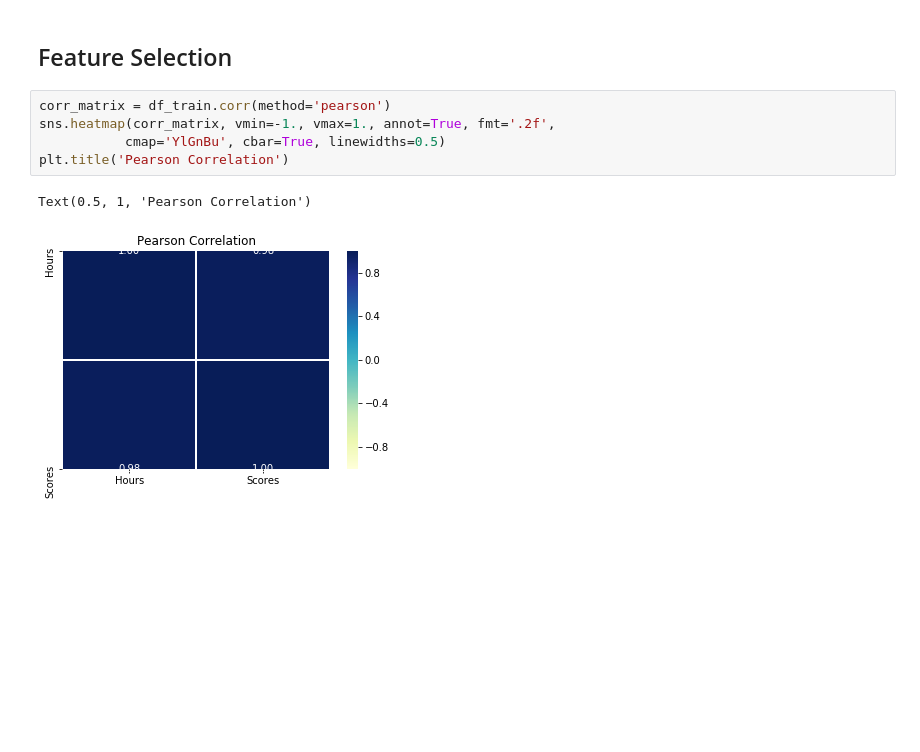
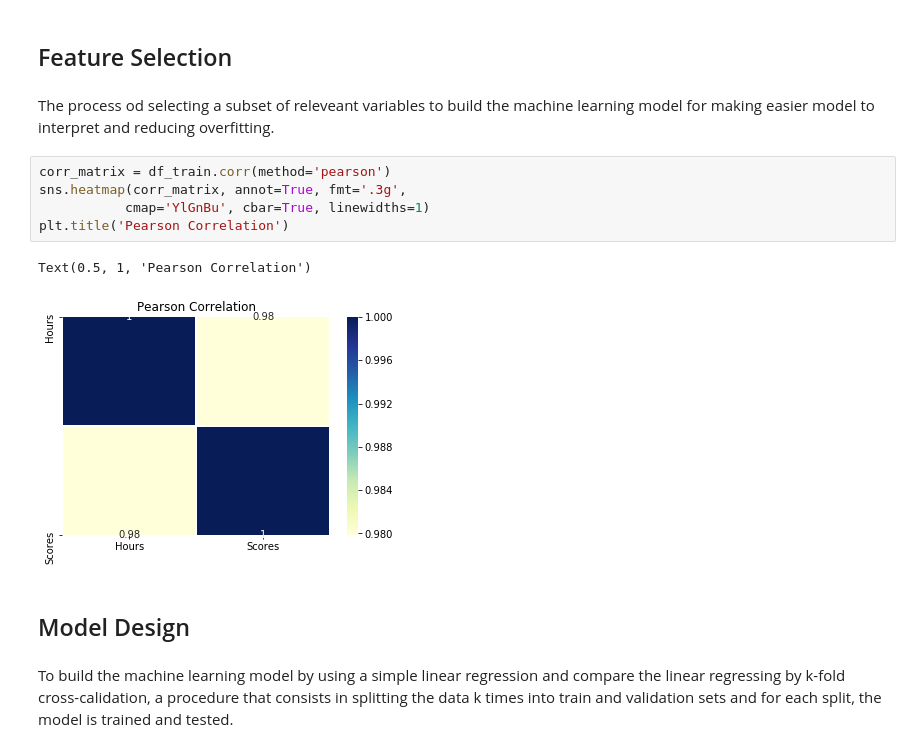
Before and after one commit to gympohnpimol/The-Sparks-Foundation, a Jupyter notebook: Task2/Prediction using Supervised ML.ipynb, the cells around one changed output. Drawn from its saved outputs; the diff is of its cells as text; blank space fills up the shorter version.

```diff
--- a/Task2/Prediction using Supervised ML.ipynb
+++ b/Task2/Prediction using Supervised ML.ipynb
@@ -176,13 +197,19 @@ df_scaled.head()
 # %% [markdown]
 ## Feature Selection
+# %% [markdown]
+The process od selecting a subset of releveant variables to build the machine learning model for making easier model to interpret and reducing overfitting.
 # %%
 corr_matrix = df_train.corr(method='pearson')
-sns.heatmap(corr_matrix, vmin=-1., vmax=1., annot=True, fmt='.2f',
-           cmap='YlGnBu', cbar=True, linewidths=0.5)
+sns.heatmap(corr_matrix, annot=True, fmt='.3g',
+           cmap='YlGnBu', cbar=True, linewidths=1)
 plt.title('Pearson Correlation')
 # %% [output]
 Text(0.5, 1, 'Pearson Correlation')
-[figure, old version]
+[figure, new version]
+# %% [markdown]
+## Model Design
+# %% [markdown]
+To build the machine learning model by using a simple linear regression and compare the linear regressing by k-fold cross-calidation, a procedure that consists in splitting the data k times into train and validation sets and for each split, the model is trained and tested.
 # %%
 X = df_train.drop('Scores', axis=1).values
 y = df_train['Scores'].values
```
Also changed, not shown: parts of 27 cells of this notebook.
